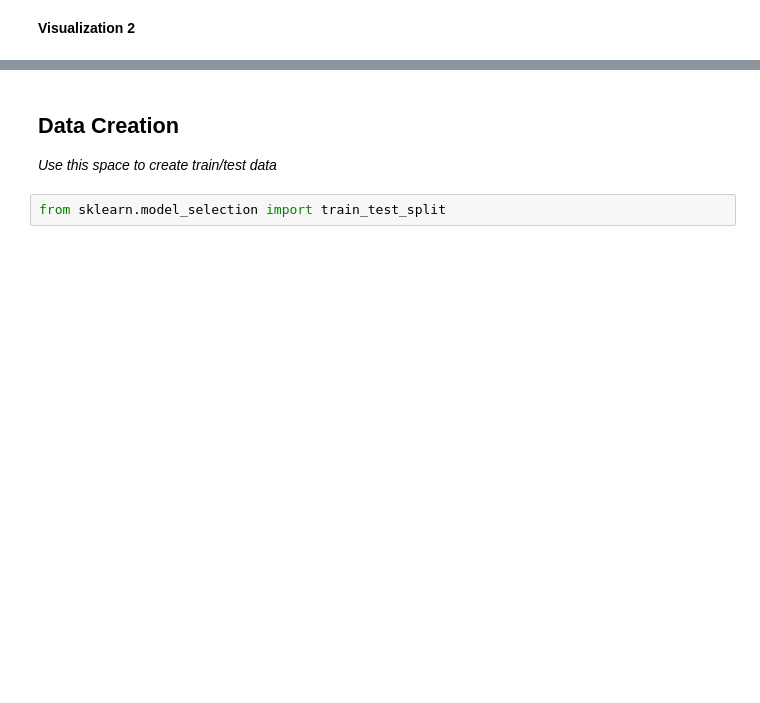
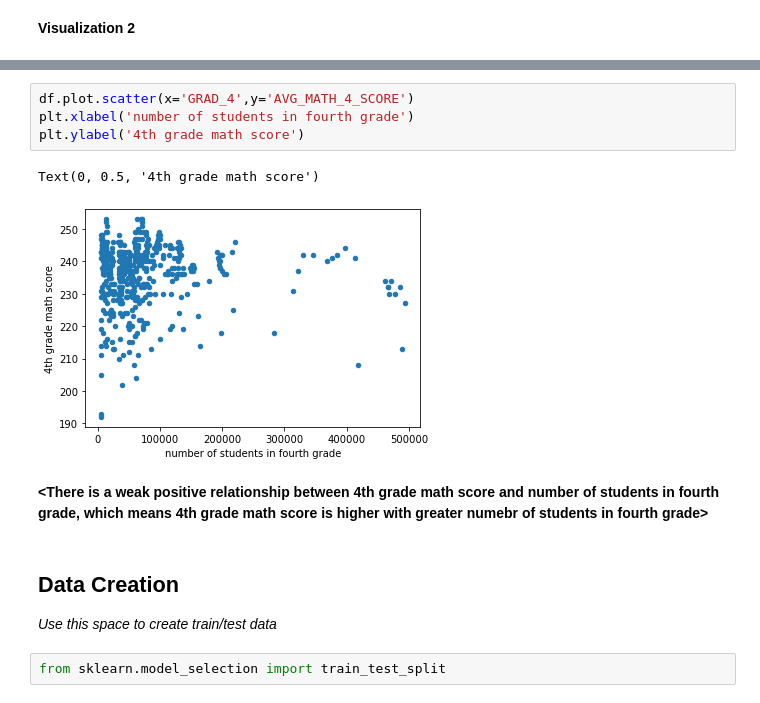
Before and after one commit to yglim0519/checkpoint1, a Jupyter notebook: checkpoint2/checkpoint2.ipynb, the cells around one changed output, grey strips where cells are left out. Drawn from its saved outputs; the diff is of its cells as text; blank space fills up the shorter version.

```diff
--- a/checkpoint2/checkpoint2.ipynb
+++ b/checkpoint2/checkpoint2.ipynb
@@ -77,3 +311,12 @@ Use any graph you wish to see the relationship of your chosen predictor with any
+# %%
+df.plot.scatter(x='GRAD_4',y='AVG_MATH_4_SCORE')
+plt.xlabel('number of students in fourth grade')
+plt.ylabel('4th grade math score')
+# %% [output]
+Text(0, 0.5, '4th grade math score')
+[figure, added]
+# %% [markdown]
+**<There is a weak positive relationship between 4th grade math score and number of students in fourth grade, which means 4th grade math score is higher with greater numebr of students in fourth grade>**
 # %% [markdown]
 <h2> Data Creation </h2>
 
```
Also changed, not shown: parts of 48 cells of this notebook.
